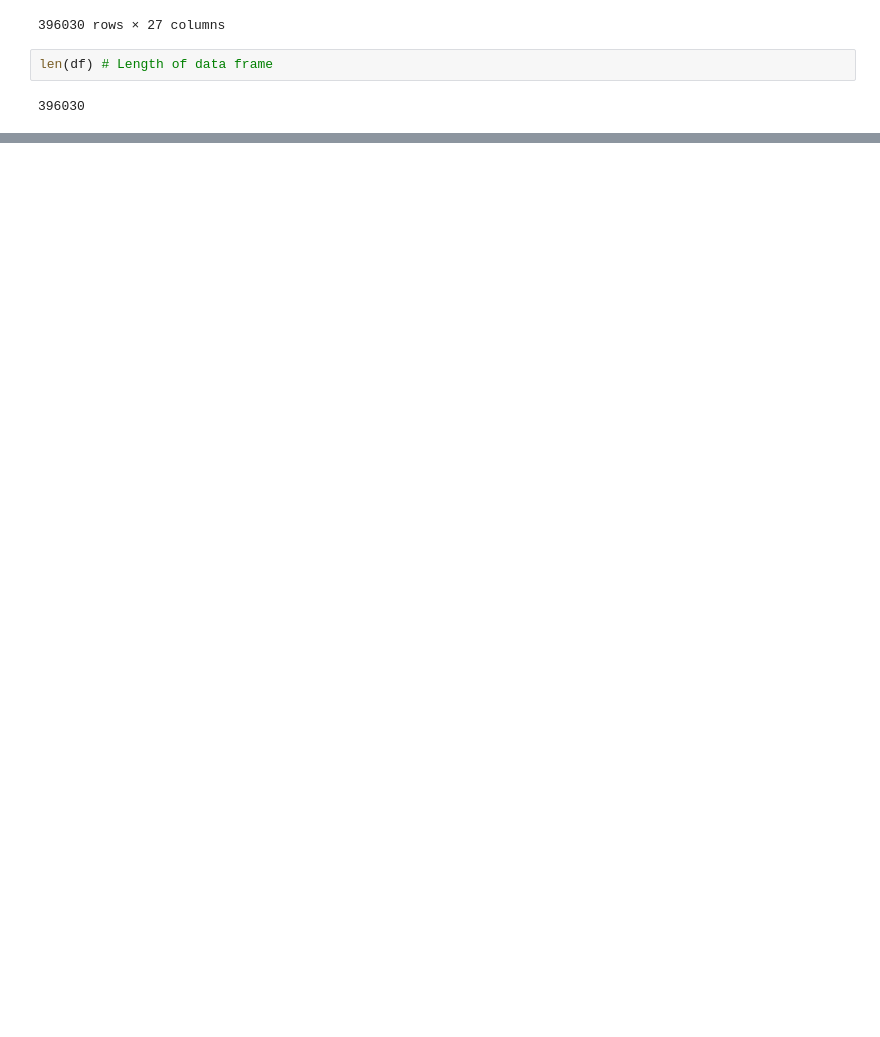
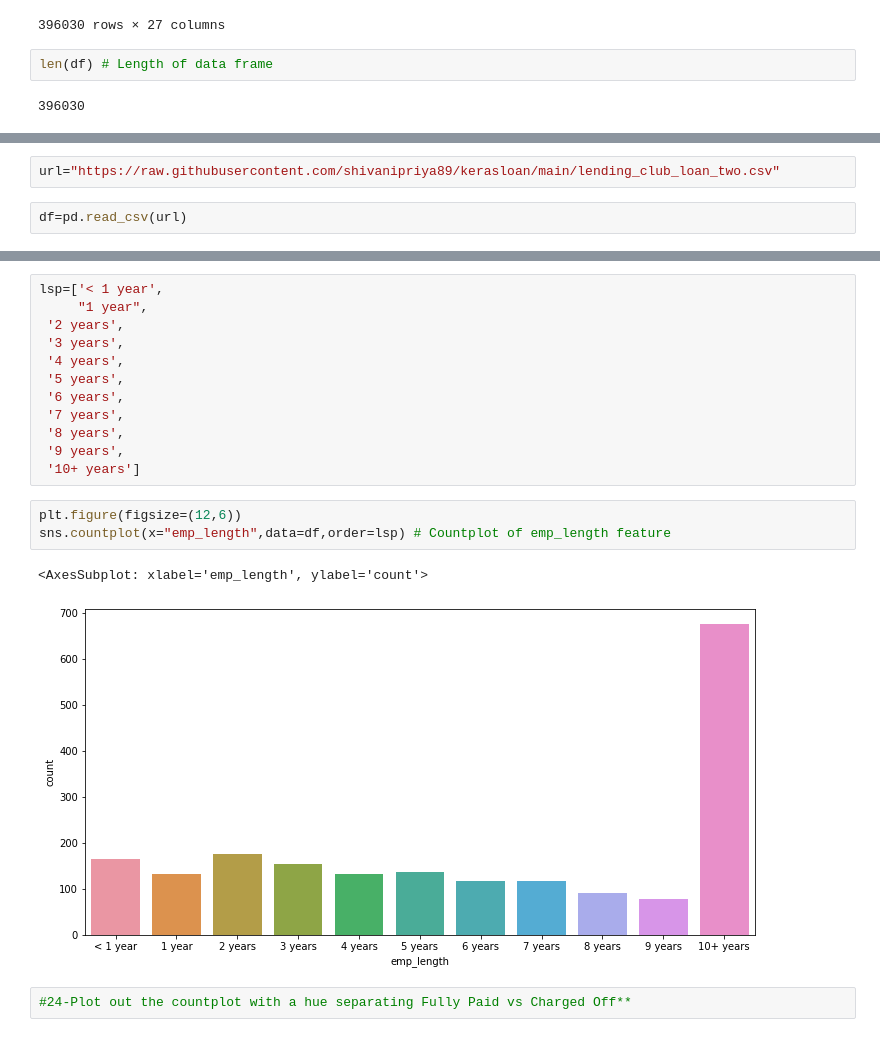
Before and after one commit to shivanipriya89/practicetensor, a Jupyter notebook: thekeras.ipynb, the cells around one changed output, grey strips where cells are left out. Saved outputs shown, nothing was run; the diff lists cells and outputs as text; blank space fills up the shorter version.

```diff
--- a/thekeras.ipynb
+++ b/thekeras.ipynb
@@ -918,0 +1172,4 @@ len(df) # Length of data frame
+# %%
+url="https://raw.githubusercontent.com/shivanipriya89/kerasloan/main/lending_club_loan_two.csv"
+# %%
+df=pd.read_csv(url)
@@ -918,0 +1221,20 @@ len(df) # Length of data frame
+# %%
+lsp=['< 1 year',
+     "1 year",
+ '2 years',
+ '3 years',
+ '4 years',
+ '5 years',
+ '6 years',
+ '7 years',
+ '8 years',
+ '9 years',
+ '10+ years']
+# %%
+plt.figure(figsize=(12,6))
+sns.countplot(x="emp_length",data=df,order=lsp) # Countplot of emp_length feature
+# %% [output]
+<AxesSubplot: xlabel='emp_length', ylabel='count'>
+[figure, added]
+# %%
+#24-Plot out the countplot with a hue separating Fully Paid vs Charged Off**
```
Also changed, not shown: parts of 66 cells of this notebook.
